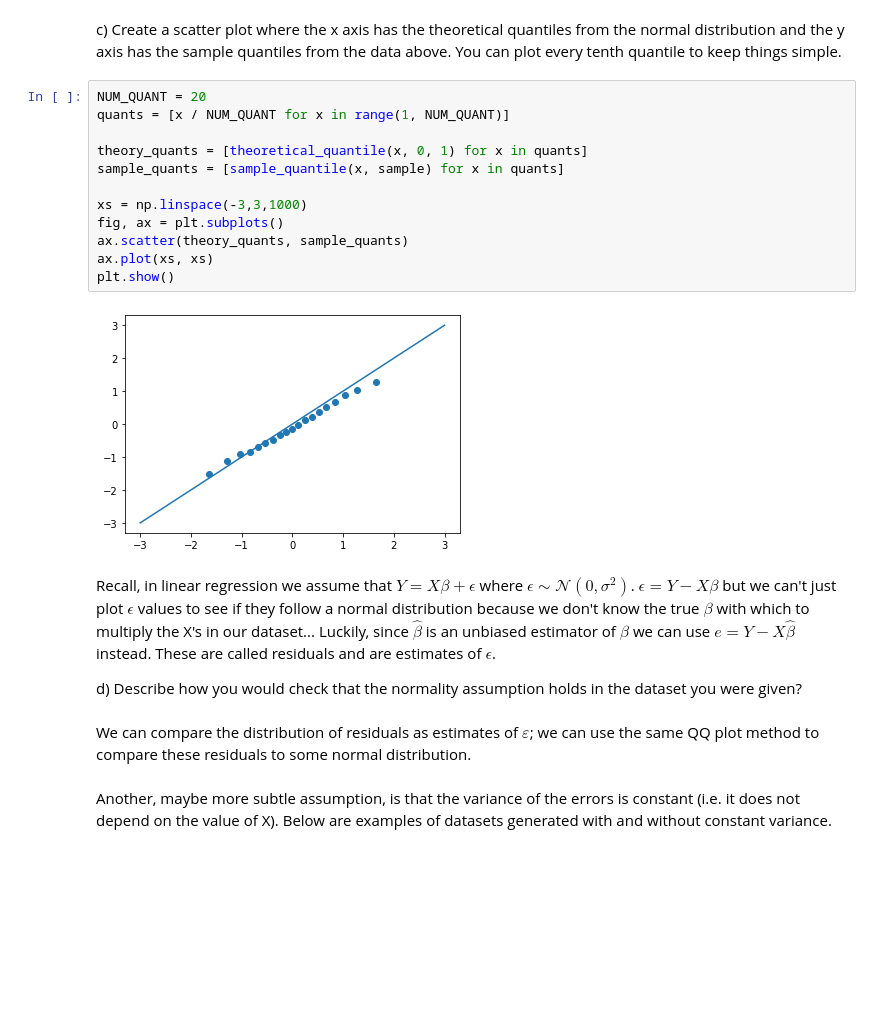
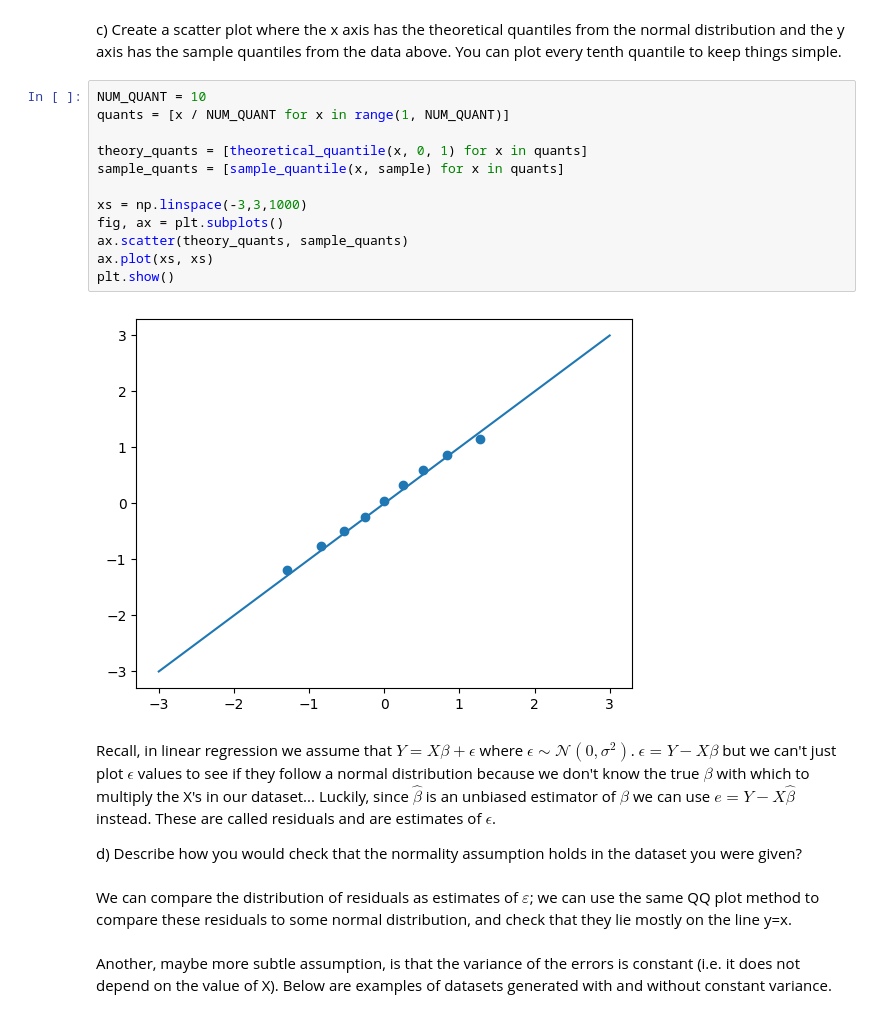
Before and after one commit to TristanLee187/Data-Science-Fundamentals, a Jupyter notebook: lecture_20/worksheet_20.ipynb, the cells around one changed output. Cells and saved outputs as stored; diff of their text form; blank space fills up the shorter version.

```diff
--- a/lecture_20/worksheet_20.ipynb
+++ b/lecture_20/worksheet_20.ipynb
@@ -236,25 +236,25 @@ print(sample_quantile(0.25, sample))
 # %% [markdown]
 c) Create a scatter plot where the x axis has the theoretical quantiles from the normal distribution and the y axis has the sample quantiles from the data above. You can plot every tenth quantile to keep things simple.
 # %%
-NUM_QUANT = 20
+NUM_QUANT = 10
 quants = [x / NUM_QUANT for x in range(1, NUM_QUANT)]
 
 theory_quants = [theoretical_quantile(x, 0, 1) for x in quants]
 sample_quants = [sample_quantile(x, sample) for x in quants]
 
 xs = np.linspace(-3,3,1000)
 fig, ax = plt.subplots()
 ax.scatter(theory_quants, sample_quants)
 ax.plot(xs, xs)
 plt.show()
 # %% [output]
-[figure, old version]
+[figure, new version]
 # %% [markdown]
 Recall, in linear regression we assume that $Y = X\beta + \epsilon$ where $\epsilon \sim \mathcal{N}(0, \sigma^2)$. $\epsilon = Y - X\beta$ but we can't just plot $\epsilon$ values to see if they follow a normal distribution because we don't know the true $\beta$ with which to multiply the X's in our dataset... Luckily, since $\hat\beta$ is an unbiased estimator of $\beta$ we can use $e = Y - X\hat\beta$ instead. These are called residuals and are estimates of $\epsilon$.
 
 d) Describe how you would check that the normality assumption holds in the dataset you were given?
 # %% [markdown]
-We can compare the distribution of residuals as estimates of $\varepsilon$; we can use the same QQ plot method to compare these residuals to some normal distribution.
+We can compare the distribution of residuals as estimates of $\varepsilon$; we can use the same QQ plot method to compare these residuals to some normal distribution, and check that they lie mostly on the line y=x.
 # %% [markdown]
 Another, maybe more subtle assumption, is that the variance of the errors is constant (i.e. it does not depend on the value of X). Below are examples of datasets generated with and without constant variance.
 # %%
```
Also changed, not shown: parts of 14 cells of this notebook.
